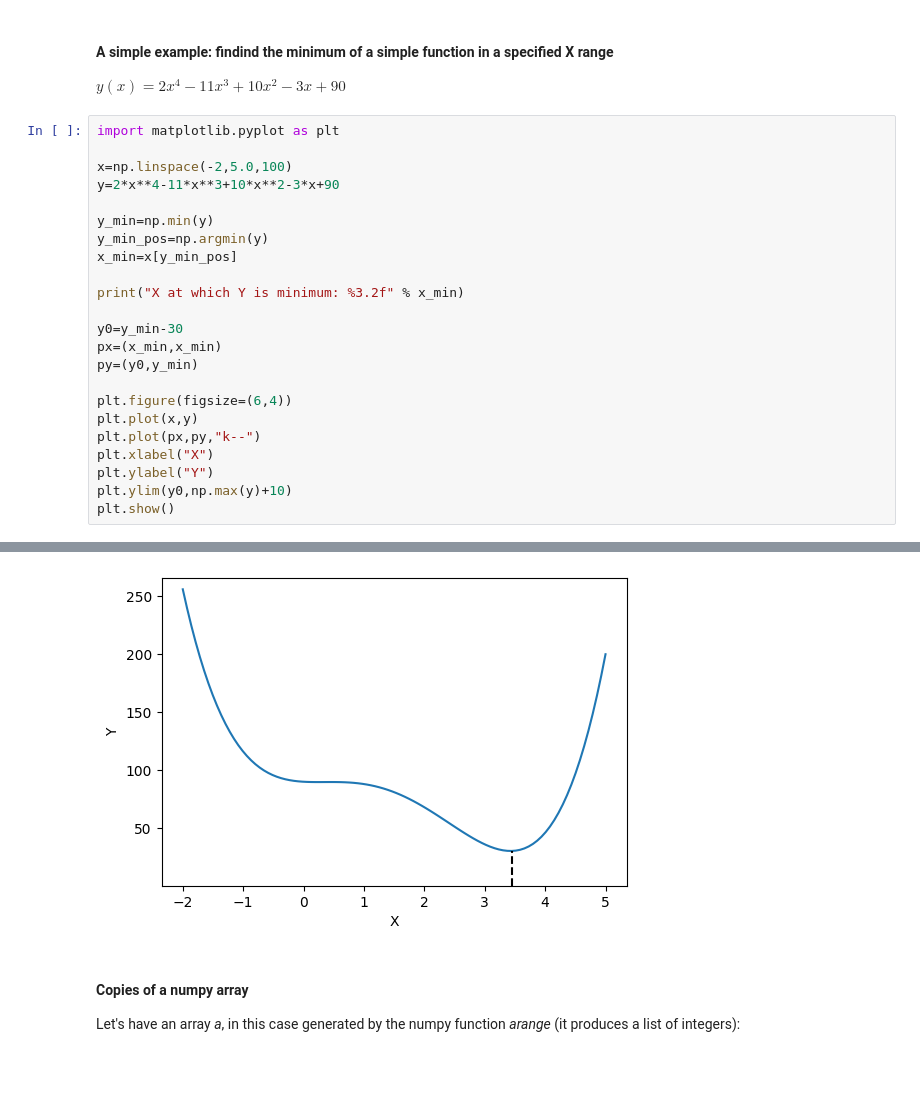
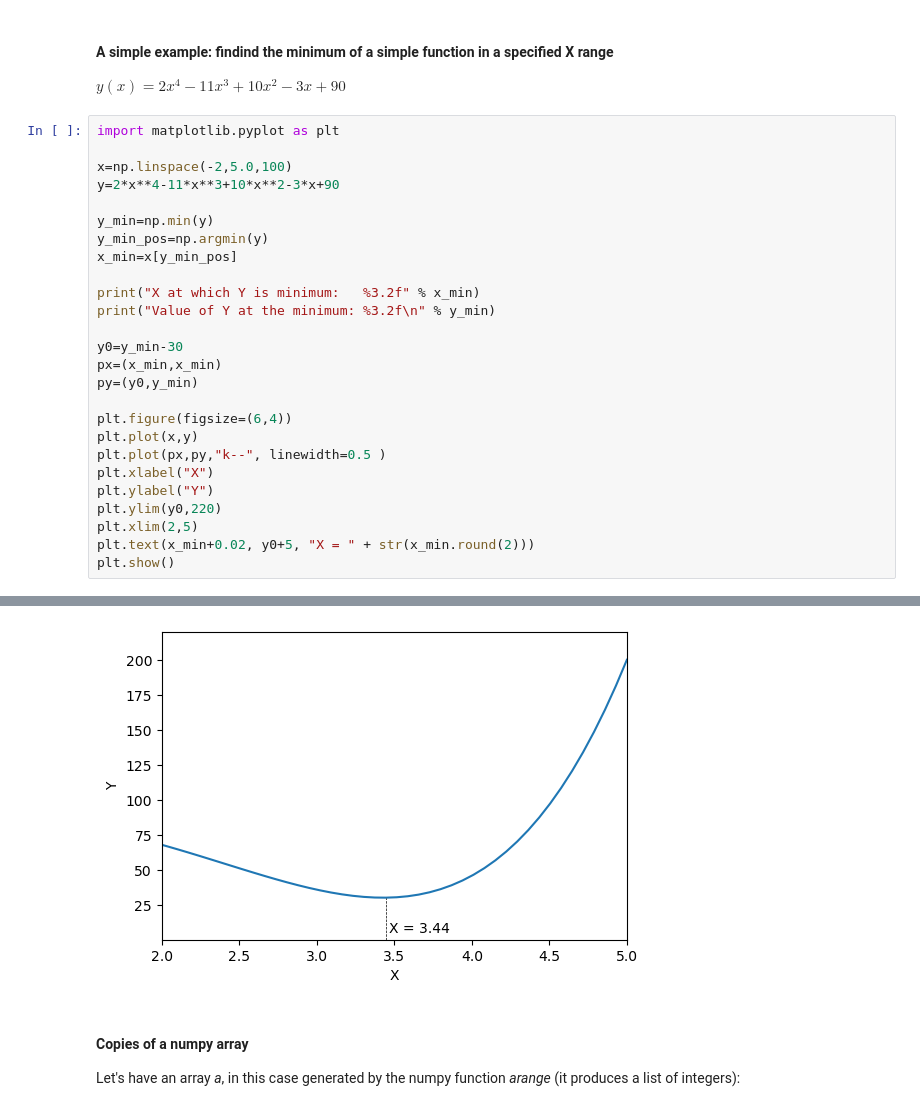
Before and after one commit to Mauro-Prencipe/Python_course_2024, a Jupyter notebook: L1_variables_and_types.ipynb, the cells around one changed output, grey strips where cells are left out. Drawn from its saved outputs; the diff is of its cells as text; blank space fills up the shorter version.

```diff
--- a/L1_variables_and_types.ipynb
+++ b/L1_variables_and_types.ipynb
@@ -855,7 +987,8 @@ y_min=np.min(y)
 y_min_pos=np.argmin(y)
 x_min=x[y_min_pos]
 
-print("X at which Y is minimum: %3.2f" % x_min)
+print("X at which Y is minimum:   %3.2f" % x_min)
+print("Value of Y at the minimum: %3.2f\n" % y_min)
 
 y0=y_min-30
 px=(x_min,x_min)
@@ -863,9 +996,11 @@ py=(y0,y_min)
 
 plt.figure(figsize=(6,4))
 plt.plot(x,y)
-plt.plot(px,py,"k--")
+plt.plot(px,py,"k--", linewidth=0.5 )
 plt.xlabel("X")
 plt.ylabel("Y")
-plt.ylim(y0,np.max(y)+10)
+plt.ylim(y0,220)
+plt.xlim(2,5)
+plt.text(x_min+0.02, y0+5, "X = " + str(x_min.round(2)))
 plt.show()
 # %% [output]
@@ -873,4 +1009,4 @@ X at which Y is minimum: 3.44
-[figure, old version]
+[figure, new version]
 # %% [markdown]
 #### Copies of a numpy array
 
```
Also changed, not shown: parts of 81 cells of this notebook.
